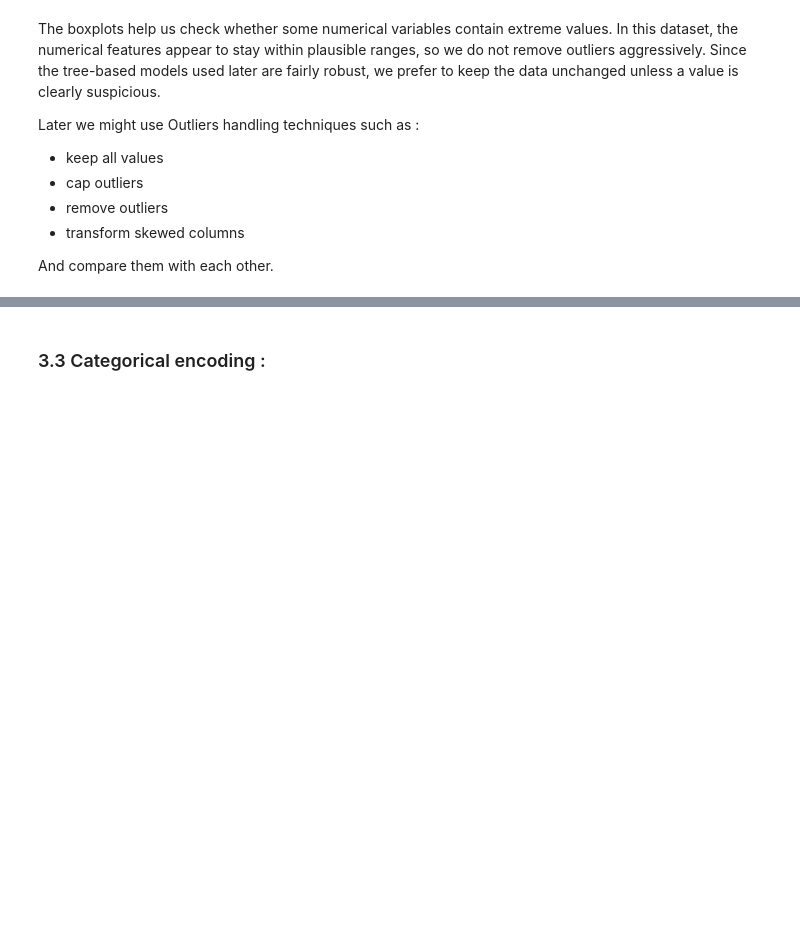
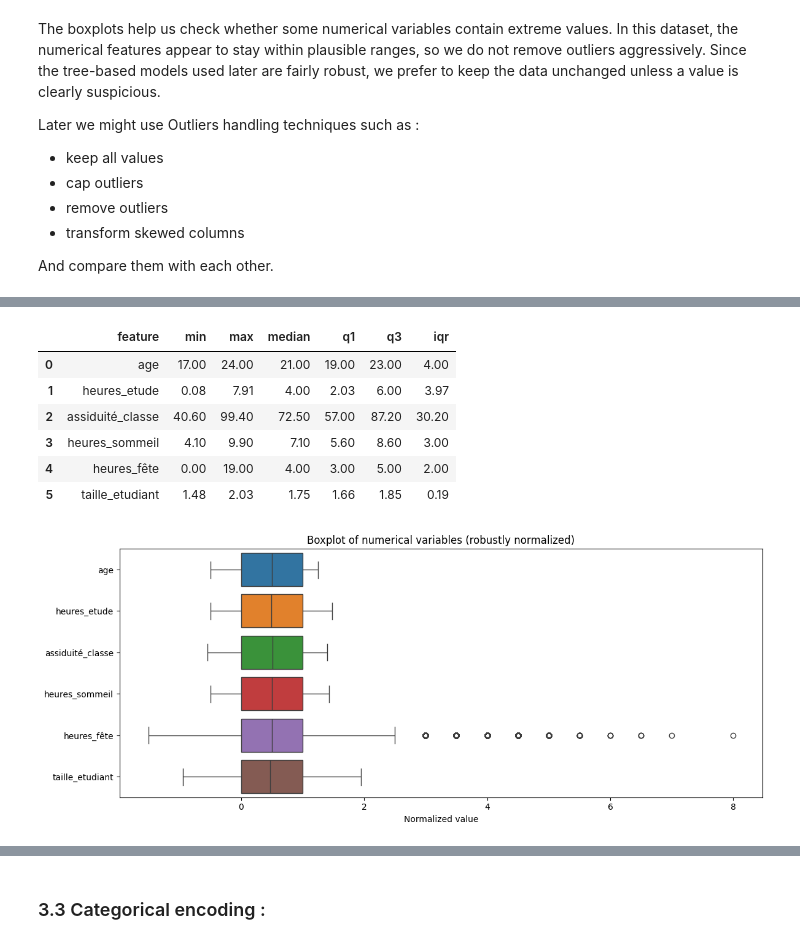
Before and after one commit to Muten-Roshi-Sama/MachineLearningLabs_4eiai40, a Jupyter notebook: Project2026/failure_prediction.ipynb, the cells around one changed output, grey strips where cells are left out. Drawn from its saved outputs; the diff is of its cells as text; code cells hidden in the pictures; blank space fills up the shorter version.

```diff
--- a/Project2026/failure_prediction.ipynb
+++ b/Project2026/failure_prediction.ipynb
@@ -719,0 +722,43 @@ plt.show()
+# %%
+# small outlier check for numerical variables
+# Print dynamic scale info for each numerical feature
+scale_summary = pd.DataFrame({
+    "feature": numerical_cols,
+    "min": [approach3_X_train[col].min() for col in numerical_cols],
+    "max": [approach3_X_train[col].max() for col in numerical_cols],
+    "median": [approach3_X_train[col].median() for col in numerical_cols],
+    "q1": [approach3_X_train[col].quantile(0.25) for col in numerical_cols],
+    "q3": [approach3_X_train[col].quantile(0.75) for col in numerical_cols],
+})
+
+scale_summary["iqr"] = scale_summary["q3"] - scale_summary["q1"]
+display(scale_summary)
+
+# Robust normalization per feature for visualization
+normalized_outlier_df = approach3_X_train[numerical_cols].copy()
+
+for col in numerical_cols:
+    q1 = normalized_outlier_df[col].quantile(0.25)
+    q3 = normalized_outlier_df[col].quantile(0.75)
+    iqr = q3 - q1
+
+    if iqr == 0:
+        normalized_outlier_df[col] = 0
+    else:
+        normalized_outlier_df[col] = (normalized_outlier_df[col] - q1) / iqr
+
+plt.figure(figsize=(12, 5))
+sns.boxplot(data=normalized_outlier_df, orient="h")
+plt.title("Boxplot of numerical variables (normalized scale)")
+plt.xlabel("Normalized value")
+plt.tight_layout()
+plt.show()
+# %% [output]
+|  | feature | min | max | median | q1 | q3 | iqr |
+| 0 | age | 17.00 | 24.00 | 21.00 | 19.00 | 23.00 | 4.00 |
+| 1 | heures_etude | 0.08 | 7.91 | 4.00 | 2.03 | 6.00 | 3.97 |
+| 2 | assiduité_classe | 40.60 | 99.40 | 72.50 | 57.00 | 87.20 | 30.20 |
+| 3 | heures_sommeil | 4.10 | 9.90 | 7.10 | 5.60 | 8.60 | 3.00 |
+| 4 | heures_fête | 0.00 | 19.00 | 4.00 | 3.00 | 5.00 | 2.00 |
+| 5 | taille_etudiant | 1.48 | 2.03 | 1.75 | 1.66 | 1.85 | 0.19 |
+[figure, added]
```
Also changed, not shown: parts of 19 cells of this notebook, 1 other file.
